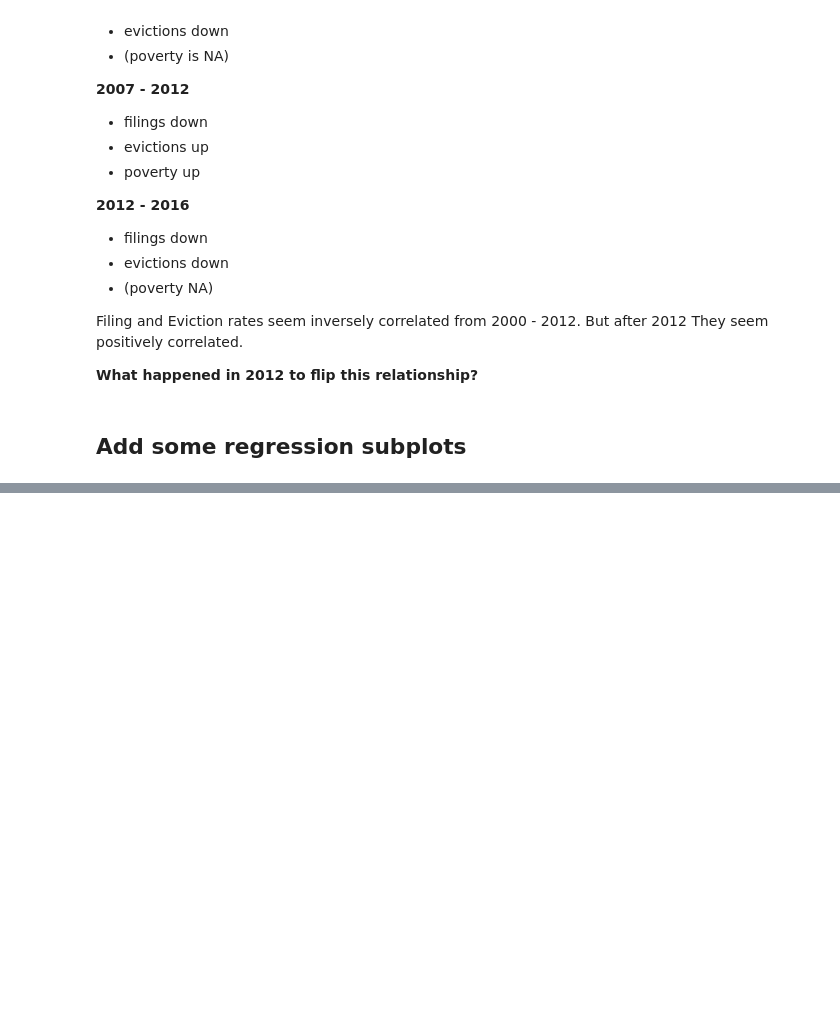
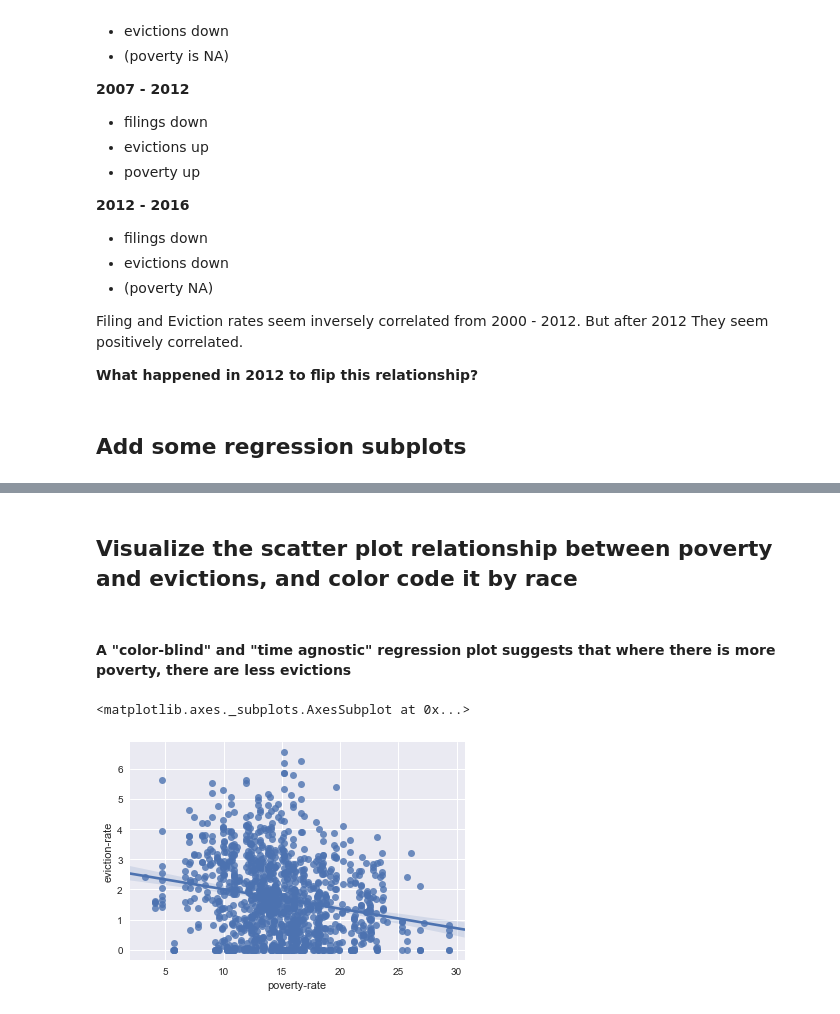
Before and after one commit to paulo-g-martinez/eviction-lab-tn-nss-capstone, a Jupyter notebook: EDA-exploratory-data-analysis.ipynb, the cells around one changed output, grey strips where cells are left out. Cells and saved outputs as stored; diff of their text form; code cells hidden in the pictures; blank space fills up the shorter version.

Commit message:
visualized some scatter plots on the relation between race, evictions, and poverty

```diff
--- a/EDA-exploratory-data-analysis.ipynb
+++ b/EDA-exploratory-data-analysis.ipynb
@@ -979,3 +979,15 @@ This is the format of your plot grid:
 [ (1,1) x1,y1 ]  [ (1,2) x2,y2 ]
 [ (2,1) x3,y3           -      ]
 [interactive output not drawn]
+# %% [markdown]
+## Visualize the scatter plot relationship between poverty and evictions, and color code it by race
+# %% [markdown]
+#### A "color-blind" and "time agnostic" regression plot suggests that where there is more poverty, there are less evictions
+# %%
+sns.regplot(x = counties_evicts_df['poverty-rate'],
+           y = counties_evicts_df['eviction-rate'],
+           #hue = [round(val/10) for val in counties_evicts_df['pct-white']], palette = 'seismic'
+           )
+# %% [output]
+<matplotlib.axes._subplots.AxesSubplot at 0x...>
+[figure, added]
```
Also changed, not shown: parts of 10 cells of this notebook.
